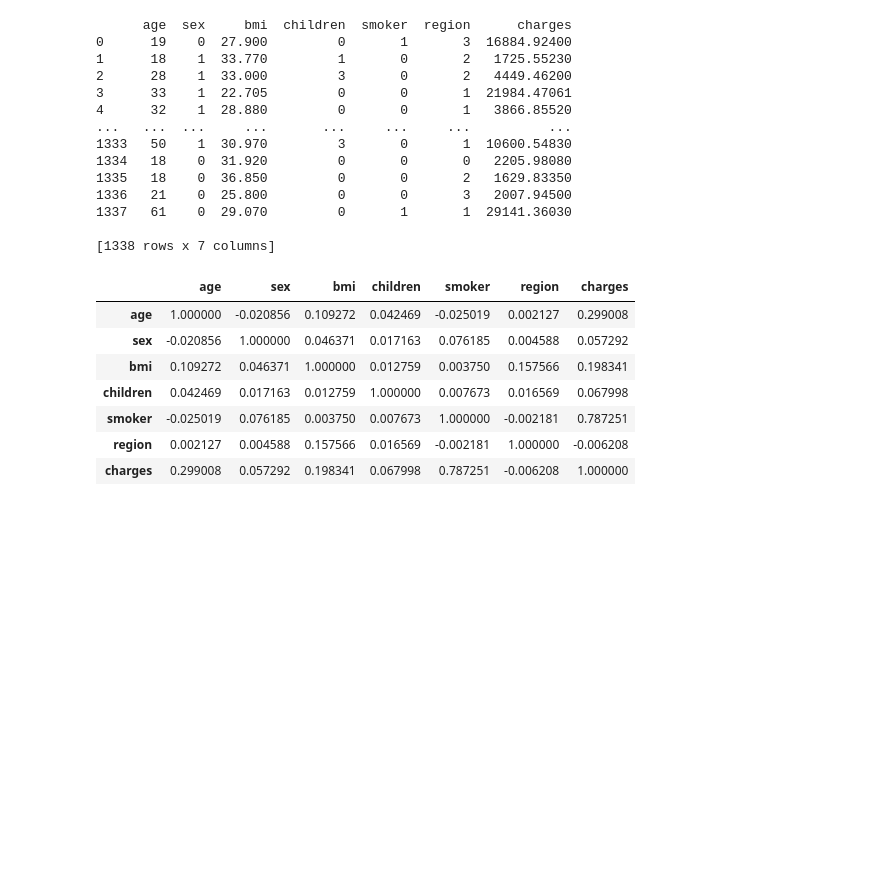
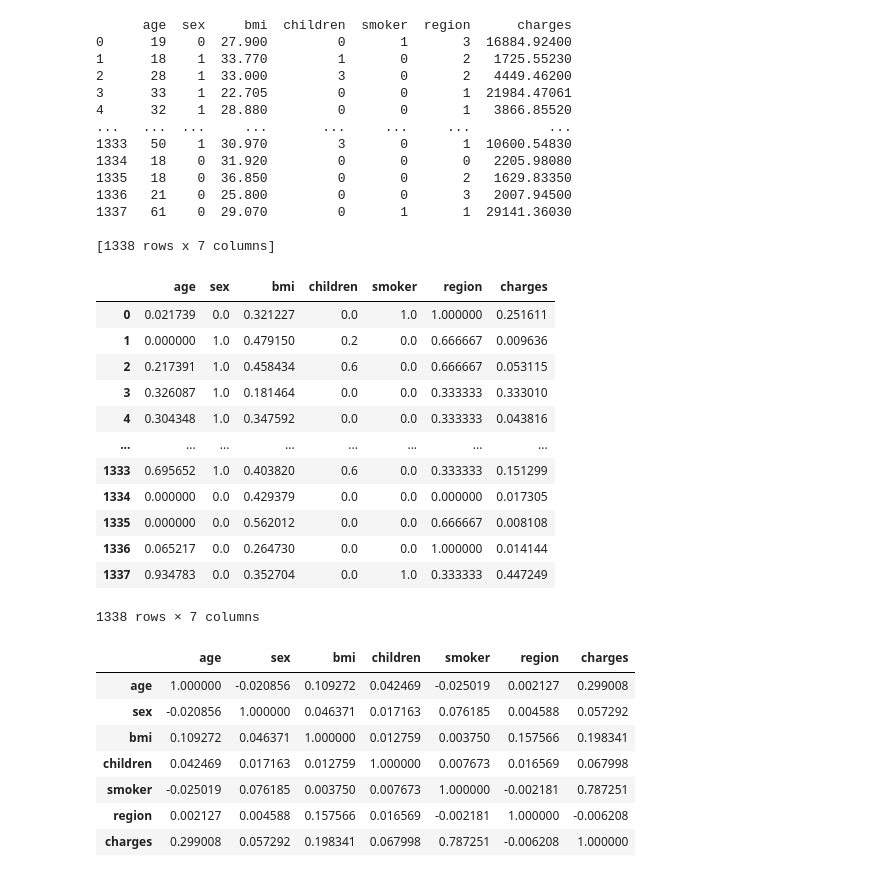
Before and after one commit to cavalheirolucas/LinearRegression, a Jupyter notebook: Regressão Linear.ipynb, the cells around one changed output. Drawn from its saved outputs; the diff is of its cells as text; code cells hidden in the pictures; blank space fills up the shorter version.

```diff
--- a/Regressão Linear.ipynb
+++ b/Regressão Linear.ipynb
@@ -49,4 +49,27 @@ print(insurance)
 1337   61    0  29.070         0       1       1  29141.36030
 
 [1338 rows x 7 columns]
+# %%
+from sklearn.preprocessing import MinMaxScaler
+
+scaler = MinMaxScaler().fit(insurance)
+insurance_norm = scaler.transform(insurance)
+insurance_norm = pd.DataFrame(insurance_norm)
+insurance_norm.describe()
+insurance_norm = insurance_norm.rename(columns={0:'age',1:"sex",2:'bmi',3:'children',4:'smoker',5:'region',6:'charges'})
+insurance_norm
+# %% [output]
+|  | age | sex | bmi | children | smoker | region | charges |
+| 0 | 0.021739 | 0.0 | 0.321227 | 0.0 | 1.0 | 1.000000 | 0.251611 |
+| 1 | 0.000000 | 1.0 | 0.479150 | 0.2 | 0.0 | 0.666667 | 0.009636 |
+| 2 | 0.217391 | 1.0 | 0.458434 | 0.6 | 0.0 | 0.666667 | 0.053115 |
+| 3 | 0.326087 | 1.0 | 0.181464 | 0.0 | 0.0 | 0.333333 | 0.333010 |
+| 4 | 0.304348 | 1.0 | 0.347592 | 0.0 | 0.0 | 0.333333 | 0.043816 |
+| ... | ... | ... | ... | ... | ... | ... | ... |
+| 1333 | 0.695652 | 1.0 | 0.403820 | 0.6 | 0.0 | 0.333333 | 0.151299 |
+| 1334 | 0.000000 | 0.0 | 0.429379 | 0.0 | 0.0 | 0.000000 | 0.017305 |
+| 1335 | 0.000000 | 0.0 | 0.562012 | 0.0 | 0.0 | 0.666667 | 0.008108 |
+| 1336 | 0.065217 | 0.0 | 0.264730 | 0.0 | 0.0 | 1.000000 | 0.014144 |
+| 1337 | 0.934783 | 0.0 | 0.352704 | 0.0 | 1.0 | 0.333333 | 0.447249 |
+1338 rows × 7 columns
 # %%
```
Also changed, not shown: parts of 11 cells of this notebook.
